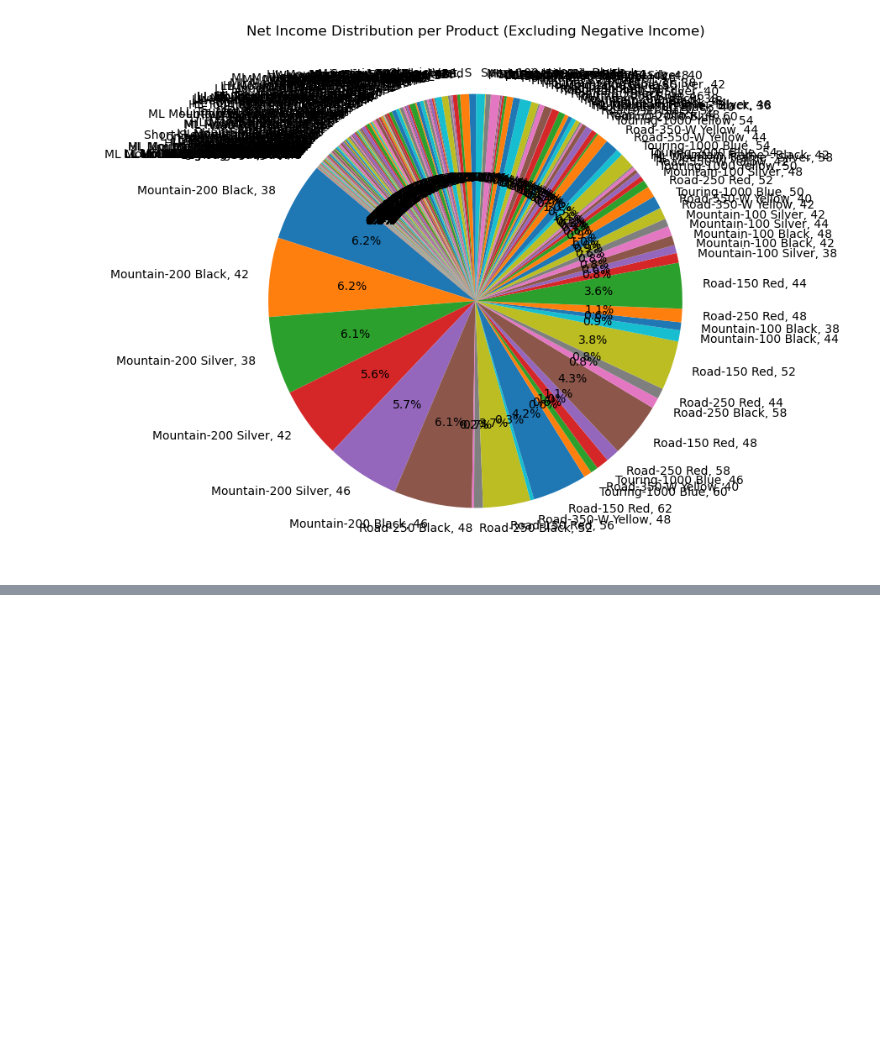
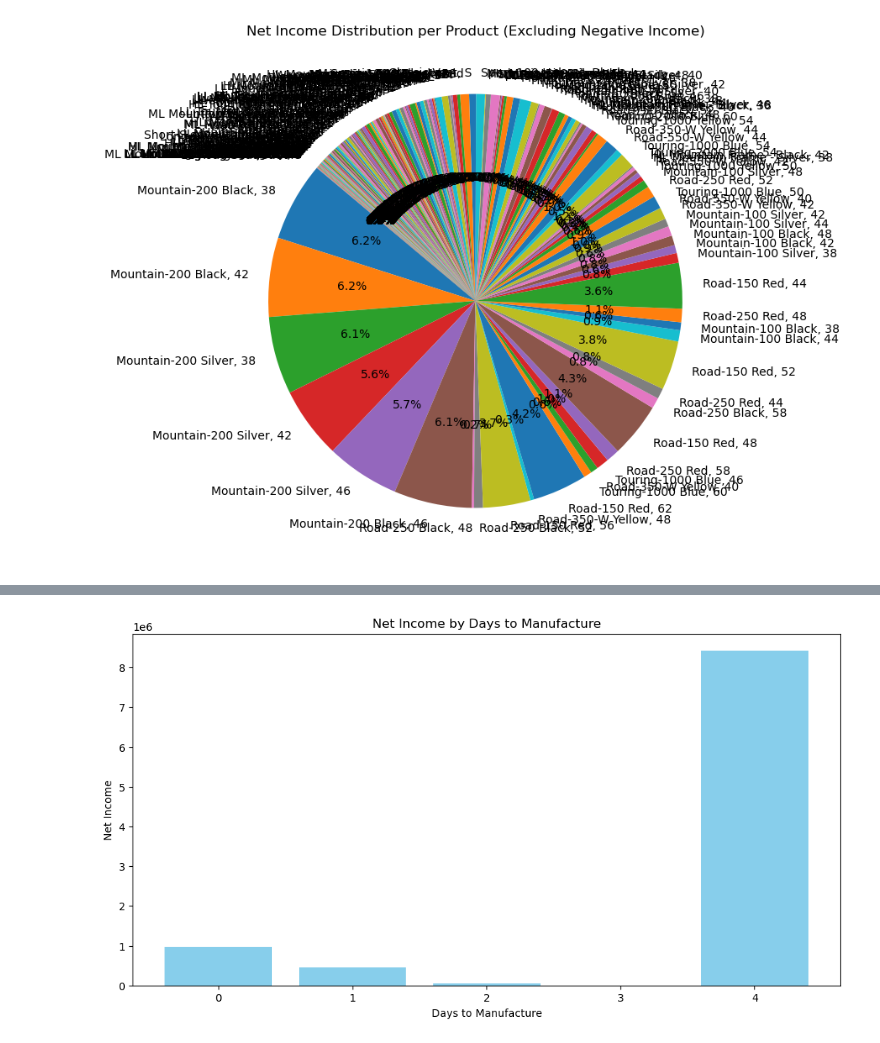
Before and after one commit to GitHubX3000/AdventureWorks2022DataAnalysis, a Jupyter notebook: AdventureWorks 2022 Analysis .ipynb, the cells around one changed output, grey strips where cells are left out. Drawn from its saved outputs; the diff is of its cells as text; code cells hidden in the pictures; blank space fills up the shorter version.

```diff
--- a/AdventureWorks 2022 Analysis .ipynb
+++ b/AdventureWorks 2022 Analysis .ipynb
@@ -39,7 +39,7 @@ pd.read_sql("SELECT TOP 20 * FROM Production.ProductCostHistory", engine)
 | 18 | 714 | 2012-05-30 | 2013-05-29 | 29.0807 | 2013-05-29 |
 | 19 | 714 | 2013-05-30 | NaT | 38.4923 | 2013-05-16 |
 # %%
-df = pd.read_sql("""SELECT TOP (500)
+df = pd.read_sql("""SELECT TOP (1000)
     SD.ProductID,
     P.Name AS ProductName,
     P.ProductLine,
@@ -89,0 +84,21 @@ ValueError: x and y must be the same size
+# %%
+
+# Grouping the data by 'DaysToManufacture' and summing up the 'NetIncome'
+grouped_data = df.groupby('DaysToManufacture')['NetIncome'].sum().reset_index()
+
+# Sorting the data for better visualization (optional)
+grouped_data = grouped_data.sort_values(by='DaysToManufacture')
+
+# Creating the bar chart
+plt.figure(figsize=(12, 6))
+plt.bar(grouped_data['DaysToManufacture'], grouped_data['NetIncome'], color='skyblue')
+
+# Adding title and labels
+plt.title('Net Income by Days to Manufacture')
+plt.xlabel('Days to Manufacture')
+plt.ylabel('Net Income')
+
+# Displaying the chart
+plt.show()
+# %% [output]
+[figure, added]
```
Also changed, not shown: parts of 1 cell of this notebook.
